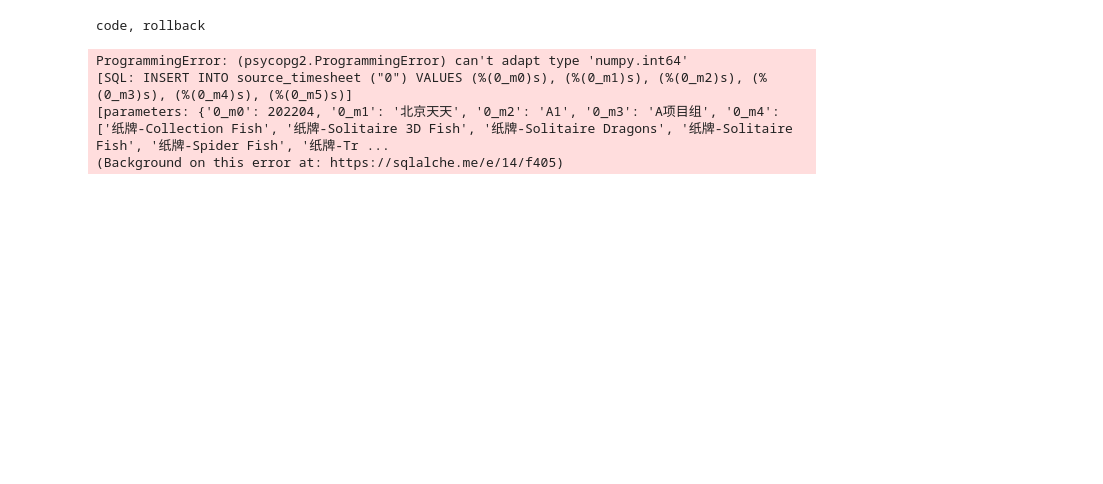
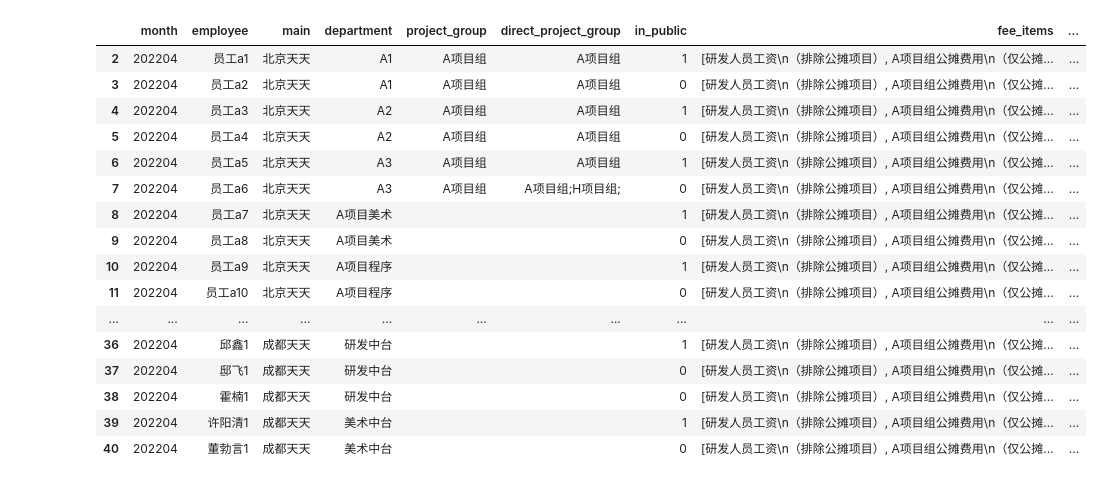
Before and after one commit to liaozhonghui/python-excel, a Jupyter notebook: 真实数据-导入数据源.ipynb, the cells around one changed output. Drawn from its saved outputs; the diff is of its cells as text; code cells hidden in the pictures; blank space fills up the shorter version.

Commit message:
feat: add source data import finance database

```diff
--- a/真实数据-导入数据源.ipynb
+++ b/真实数据-导入数据源.ipynb
@@ -89,5 +89,5 @@ month = 202204
 col = 'month,type,projects,amounts,percents'.split(',')
 projects = revenue.columns.values
 py_spend_revenue = pd.DataFrame(columns = col, index = [0])
-line = pd.Series([month,0,list(projects),list(revenue.loc['收入'].values),list(revenue.loc['占比'].values)], col)
+line = pd.Series([month,0,list(projects),list(revenue.loc['收入'].values),list(revenue.loc['占比'].values)], index=col)
 py_spend_revenue.loc[0] = line
@@ -130,20 +170,77 @@ py_source_timesheet
+# %%
+# 项目费用配置表
+col = 'month,project,project_group,main,fee_items,vals'.split(',')
+row = config_project.index.values
+py_config_project = pd.DataFrame(columns = col, index = row)
+for i in row:
+    line = pd.Series([
+        month,
+        config_project['项目'][i],
+        config_project['项目组'][i],
+        config_project['主体'][i],
+        list(config_project.columns.values[3:]),
+        list(np.array( list(config_project.loc[i].values[3:]), dtype=np.float64))
+    ],index = col)
+    py_config_project.loc[i] = line
+# %%
+# 人员工资奖金六险一金
+col = 'month,employee,main,department,project_group,direct_project_group,in_public,fee_items,vals'.split(',')
+row = config_employee.index.values
+py_config_employee = pd.DataFrame(columns = col, index = row)
+for i in row:
+    line = pd.Series([
+        month,
+        config_employee['人员'][i],
+        config_employee['主体'][i],
+        config_employee['部门'][i],
+        config_employee['项目组'][i],
+        config_employee['参与了哪些直接项目组项目'][i],
+        config_employee['是否参与了公摊项目'][i],
+        list(config_employee.columns.values[6:]),
+        list(np.array( list(config_employee.loc[i].values[6:]), dtype=np.float64))
+    ],index = col)
+    py_config_employee.loc[i] = line
+# %%
+py_config_employee
+# %% [output]
+|  | month | employee | main | department | project_group | direct_project_group | in_public | fee_items | ... |
+| 2 | 202204 | 员工a1 | 北京天天 | A1 | A项目组 | A项目组 | 1 | [研发人员工资\n（排除公摊项目）, A项目组公摊费用\n（仅公摊... | ... |
+| 3 | 202204 | 员工a2 | 北京天天 | A1 | A项目组 | A项目组 | 0 | [研发人员工资\n（排除公摊项目）, A项目组公摊费用\n（仅公摊... | ... |
+| 4 | 202204 | 员工a3 | 北京天天 | A2 | A项目组 | A项目组 | 1 | [研发人员工资\n（排除公摊项目）, A项目组公摊费用\n（仅公摊... | ... |
+| 5 | 202204 | 员工a4 | 北京天天 | A2 | A项目组 | A项目组 | 0 | [研发人员工资\n（排除公摊项目）, A项目组公摊费用\n（仅公摊... | ... |
+| 6 | 202204 | 员工a5 | 北京天天 | A3 | A项目组 | A项目组 | 1 | [研发人员工资\n（排除公摊项目）, A项目组公摊费用\n（仅公摊... | ... |
+| 7 | 202204 | 员工a6 | 北京天天 | A3 | A项目组 | A项目组;H项目组; | 0 | [研发人员工资\n（排除公摊项目）, A项目组公摊费用\n（仅公摊... | ... |
+| 8 | 202204 | 员工a7 | 北京天天 | A项目美术 |  |  | 1 | [研发人员工资\n（排除公摊项目）, A项目组公摊费用\n（仅公摊... | ... |
+| 9 | 202204 | 员工a8 | 北京天天 | A项目美术 |  |  | 0 | [研发人员工资\n（排除公摊项目）, A项目组公摊费用\n（仅公摊... | ... |
+| 10 | 202204 | 员工a9 | 北京天天 | A项目程序 |  |  | 1 | [研发人员工资\n（排除公摊项目）, A项目组公摊费用\n（仅公摊... | ... |
+| 11 | 202204 | 员工a10 | 北京天天 | A项目程序 |  |  | 0 | [研发人员工资\n（排除公摊项目）, A项目组公摊费用\n（仅公摊... | ... |
+| ... | ... | ... | ... | ... | ... | ... | ... | ... | ... |
+| 36 | 202204 | 邱鑫1 | 成都天天 | 研发中台 |  |  | 1 | [研发人员工资\n（排除公摊项目）, A项目组公摊费用\n（仅公摊... | ... |
+| 37 | 202204 | 邸飞1 | 成都天天 | 研发中台 |  |  | 0 | [研发人员工资\n（排除公摊项目）, A项目组公摊费用\n（仅公摊... | ... |
+| 38 | 202204 | 霍楠1 | 成都天天 | 研发中台 |  |  | 0 | [研发人员工资\n（排除公摊项目）, A项目组公摊费用\n（仅公摊... | ... |
+| 39 | 202204 | 许阳清1 | 成都天天 | 美术中台 |  |  | 1 | [研发人员工资\n（排除公摊项目）, A项目组公摊费用\n（仅公摊... | ... |
+| 40 | 202204 | 董勃言1 | 成都天天 | 美术中台 |  |  | 0 | [研发人员工资\n（排除公摊项目）, A项目组公摊费用\n（仅公摊... | ... |
 # %%
 py_spend_revenue = py_spend_revenue.convert_dtypes()
 py_source_timesheet = py_source_timesheet.convert_dtypes()
+py_source_employee = py_source_employee.convert_dtypes()
+py_source_service_fees = py_source_service_fees.convert_dtypes()
+py_source_department = py_source_department.convert_dtypes()
+py_config_project = py_config_project.convert_dtypes()
+py_config_employee = py_config_employee.convert_dtypes()
 
 with engine.connect() as conn:
     tran = conn.begin()
     try:
         py_spend_revenue.to_sql('source_spend_revenue',conn, if_exists = 'append', index=False)
-        py_source_timesheet.loc[0].to_sql('source_timesheet',conn, if_exists = 'append', index=False, method='multi')
+        py_source_timesheet.to_sql('source_timesheet',conn, if_exists = 'append', index=False)
+        py_source_employee.to_sql('source_employee', conn, if_exists = 'append', index=False)
+        py_source_service_fees.to_sql('source_service_fee', conn, if_exists = 'append', index=False)
+        py_source_department.to_sql('source_department_fee', conn, if_exists = 'append', index=False)
+        py_config_project.to_sql('config_project', conn, if_exists = 'append', index=False)
+        py_config_employee.to_sql('config_employee', conn, if_exists = 'append', index=False)
         tran.commit()
     except:
         print('code, rollback')
         tran.rollback()
         raise
-# %% [output]
-code, rollback
-ProgrammingError: (psycopg2.ProgrammingError) can't adapt type 'numpy.int64'
-[SQL: INSERT INTO source_timesheet ("0") VALUES (%(0_m0)s), (%(0_m1)s), (%(0_m2)s), (%(0_m3)s), (%(0_m4)s), (%(0_m5)s)]
-[parameters: {'0_m0': 202204, '0_m1': '北京天天', '0_m2': 'A1', '0_m3': 'A项目组', '0_m4': ['纸牌-Collection Fish', '纸牌-Solitaire 3D Fish', '纸牌-Solitaire Dragons', '纸牌-Solitaire Fish', '纸牌-Spider Fish', '纸牌-Tr ...
-(Background on this error at: https://sqlalche.me/e/14/f405)
```
Also changed, not shown: parts of 12 cells of this notebook, 1 other file.
